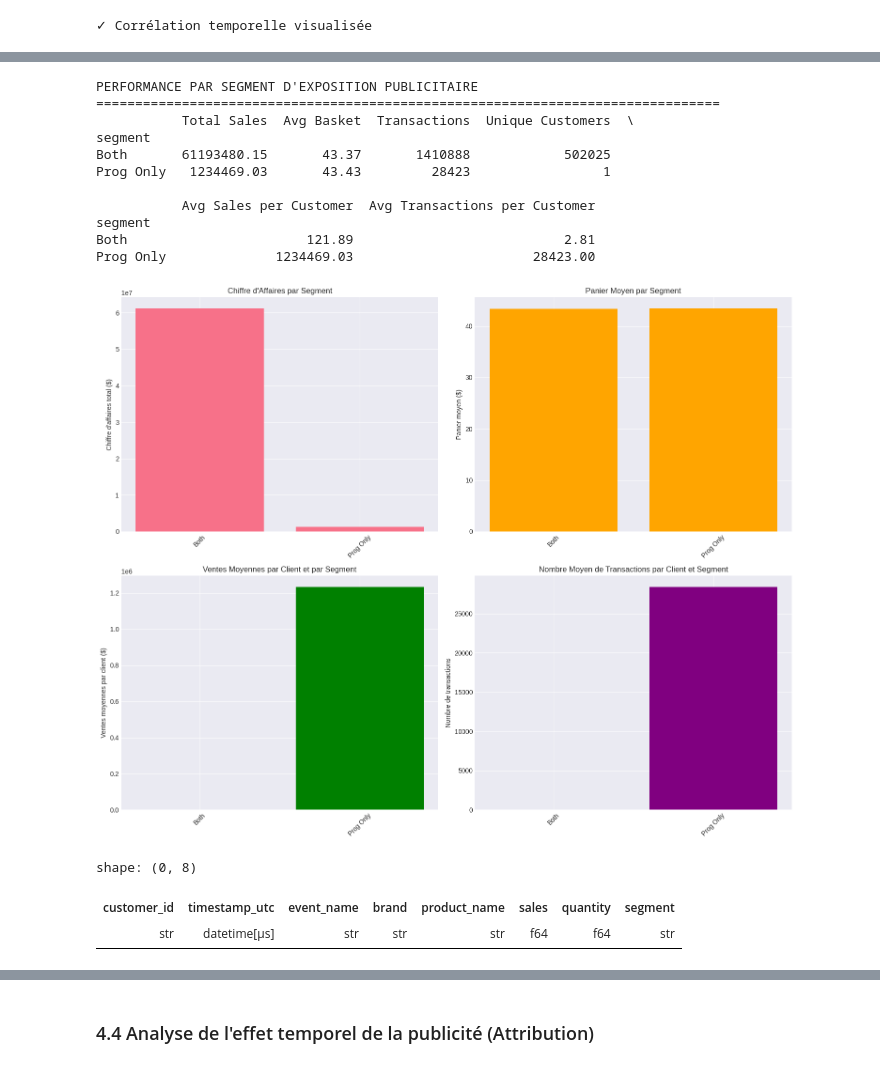
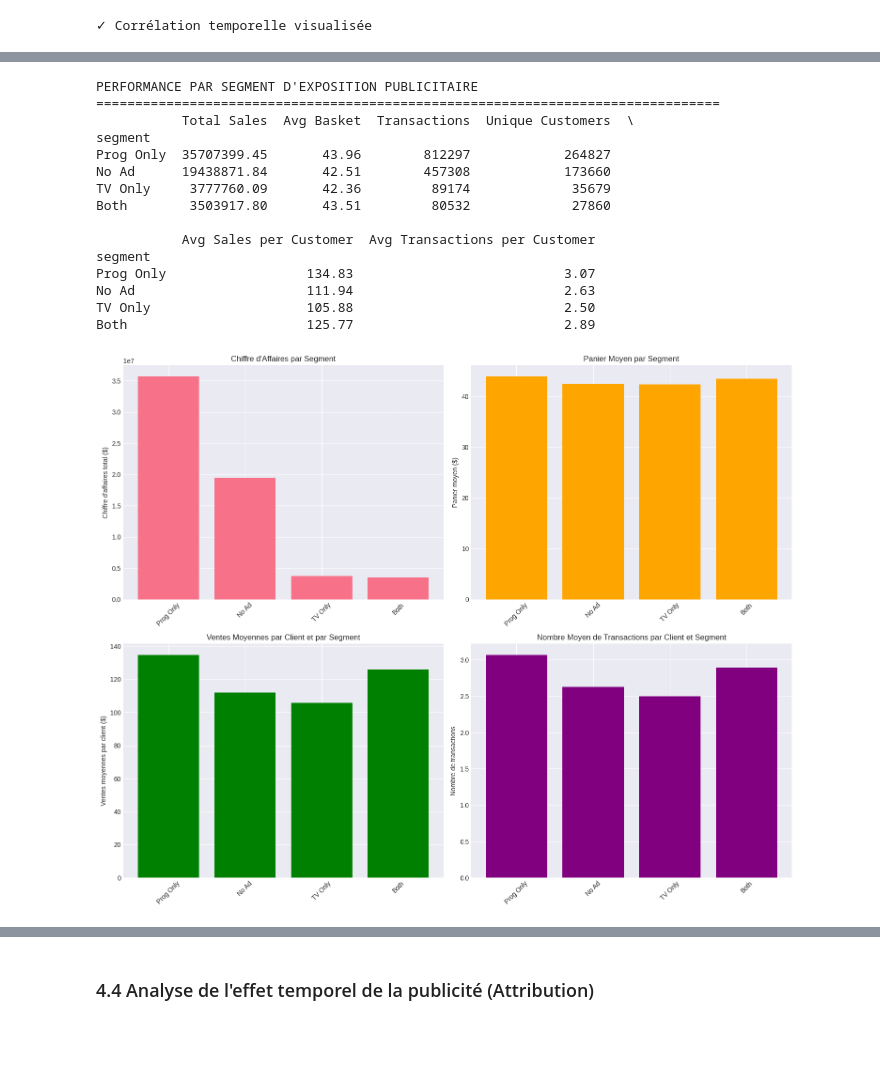
Before and after one commit to NathanDuboisset/data_challenge_mie, a Jupyter notebook: data_analysis.ipynb, the cells around one changed output, grey strips where cells are left out. Drawn from its saved outputs; the diff is of its cells as text; code cells hidden in the pictures; blank space fills up the shorter version.

```diff
--- a/data_analysis.ipynb
+++ b/data_analysis.ipynb
@@ -795,41 +771,33 @@ array(['reYnV2LbF0FehPsrOG', 'reWQ0CCPzb10T3RyA1', 're0SQ9VOxaKMv4IQbu',
 # %%
 # Création des segments (Polars - with_columns)
-df_purchases = df_purchases.with_columns(
+segment_expr = (
     pl.when(pl.col('customer_id').is_in(buyers_with_both)).then(pl.lit('Both'))
       .when(pl.col('customer_id').is_in(buyers_with_tv)).then(pl.lit('TV Only'))
       .when(pl.col('customer_id').is_in(buyers_with_prog)).then(pl.lit('Prog Only'))
       .otherwise(pl.lit('No Ad'))
       .alias('segment')
 )
-# Performance par segment
-segment_performance = (
+df_purchases = df_purchases.with_columns(segment_expr)
+
+# Performance par segment (full Polars, conversion juste pour la viz)
+segment_performance_pl = (
     df_purchases
-    .with_columns(
-        pl.when(pl.col('customer_id').is_in(buyers_with_both)).then(pl.lit('Both'))
-          .when(pl.col('customer_id').is_in(buyers_with_tv)).then(pl.lit('TV Only'))
-          .when(pl.col('customer_id').is_in(buyers_with_prog)).then(pl.lit('Prog Only'))
-          .otherwise(pl.lit('No Ad'))
-          .alias('segment')
-    )
     .group_by('segment')
     .agg([
         pl.col('sales').sum().alias('Total Sales'),
         pl.col('sales').mean().alias('Avg Basket'),
-        pl.col('sales').count().alias('Transactions'),
+        pl.len().alias('Transactions'),
         pl.col('customer_id').n_unique().alias('Unique Customers')
     ])
     .with_columns([
         pl.col('Total Sales').round(2),
-        pl.col('Avg Basket').round(2)
+        pl.col('Avg Basket').round(2),
+        (pl.col('Total Sales') / pl.col('Unique Customers')).round(2).alias('Avg Sales per Customer'),
+        (pl.col('Transactions') / pl.col('Unique Customers')).round(2).alias('Avg Transactions per Customer')
     ])
     .sort('Total Sales', descending=True)
-    .to_pandas()
-    .set_index('segment')
 )
-
-segment_performance.columns = ['Total Sales', 'Avg Basket', 'Transactions', 'Unique Customers']
-segment_performance['Avg Sales per Customer'] = (segment_performance['Total Sales'] / segment_performance['Unique Customers']).round(2)
-segment_performance['Avg Transactions per Customer'] = (segment_performance['Transactions'] / segment_performance['Unique Customers']).round(2)
+segment_performance = segment_performance_pl.to_pandas().set_index('segment')
 
 print("\nPERFORMANCE PAR SEGMENT D'EXPOSITION PUBLICITAIRE")
 print("=" * 80)
@@ -845,41 +813,39 @@ axes[0, 0].set_title('Chiffre d\'Affaires par Segment')
 axes[0, 0].tick_params(axis='x', rotation=45)
 
 # Panier moyen par segment
 axes[0, 1].bar(segment_performance.index, segment_performance['Avg Basket'], color='orange')
 axes[0, 1].set_ylabel('Panier moyen ($)')
 axes[0, 1].set_title('Panier Moyen par Segment')
 axes[0, 1].tick_params(axis='x', rotation=45)
 
 # Ventes moyennes par client
 axes[1, 0].bar(segment_performance.index, segment_performance['Avg Sales per Customer'], color='green')
 axes[1, 0].set_ylabel('Ventes moyennes par client ($)')
 axes[1, 0].set_title('Ventes Moyennes par Client et par Segment')
 axes[1, 0].tick_params(axis='x', rotation=45)
 
 # Transactions moyennes par client
 axes[1, 1].bar(segment_performance.index, segment_performance['Avg Transactions per Customer'], color='purple')
 axes[1, 1].set_ylabel('Nombre de transactions')
 axes[1, 1].set_title('Nombre Moyen de Transactions par Client et Segment')
 axes[1, 1].tick_params(axis='x', rotation=45)
 
 plt.tight_layout()
 plt.show()
 # %% [output]
 PERFORMANCE PAR SEGMENT D'EXPOSITION PUBLICITAIRE
 ================================================================================
            Total Sales  Avg Basket  Transactions  Unique Customers  \
 segment
-Both       61193480.15       43.37       1410888            502025
-Prog Only   1234469.03       43.43         28423                 1
+Prog Only  35707399.45       43.96        812297            264827
+No Ad      19438871.84       42.51        457308            173660
+TV Only     3777760.09       42.36         89174             35679
+Both        3503917.80       43.51         80532             27860
 
            Avg Sales per Customer  Avg Transactions per Customer
 segment
-Both                       121.89                           2.81
-Prog Only              1234469.03                       28423.00
+Prog Only                  134.83                           3.07
+No Ad                      111.94                           2.63
+TV Only                    105.88                           2.50
+Both                       125.77                           2.89
-[figure, old version]
+[figure, new version]
-# %%
-df_purchases.filter(pl.col("segment") == "TV Only")
-# %% [output]
-shape: (0, 8)
-| customer_id | timestamp_utc | event_name | brand | product_name | sales | quantity | segment |
-| str | datetime[μs] | str | str | str | f64 | f64 | str |
```
Also changed, not shown: parts of 16 cells of this notebook, 1 other file.
